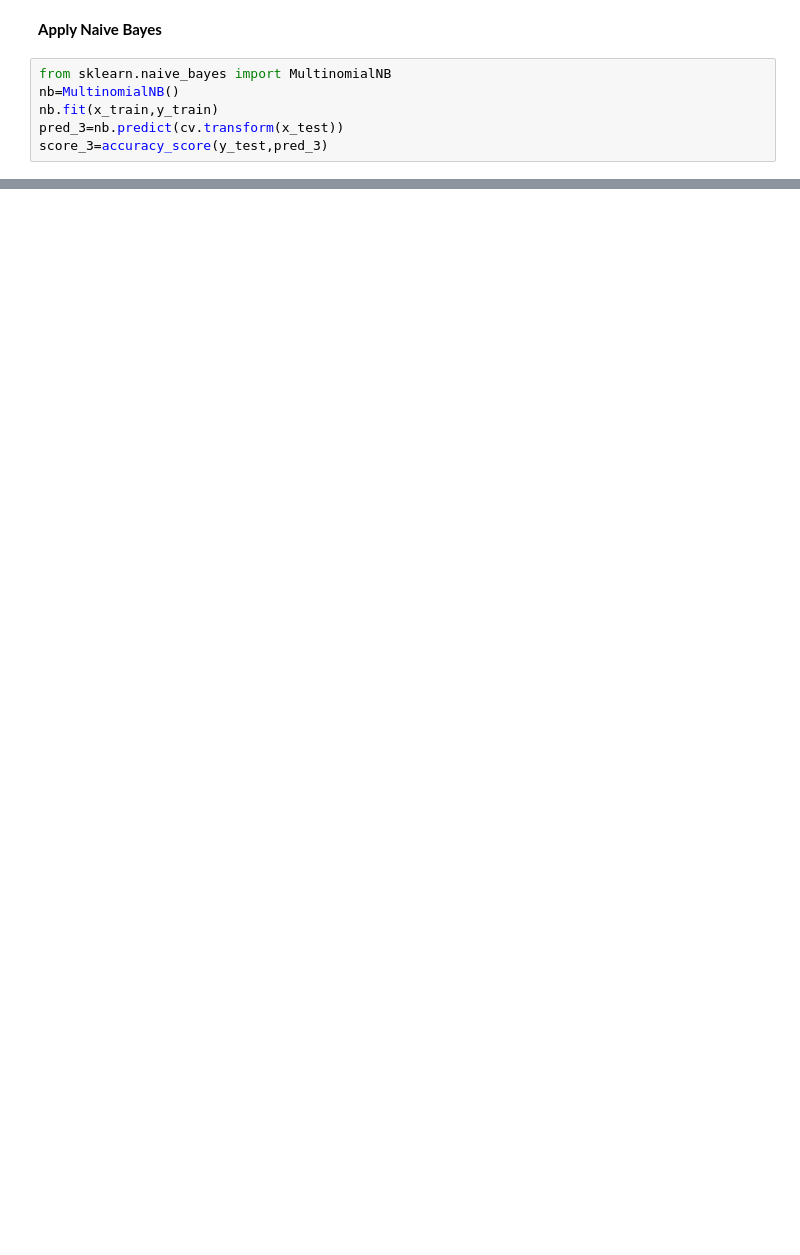
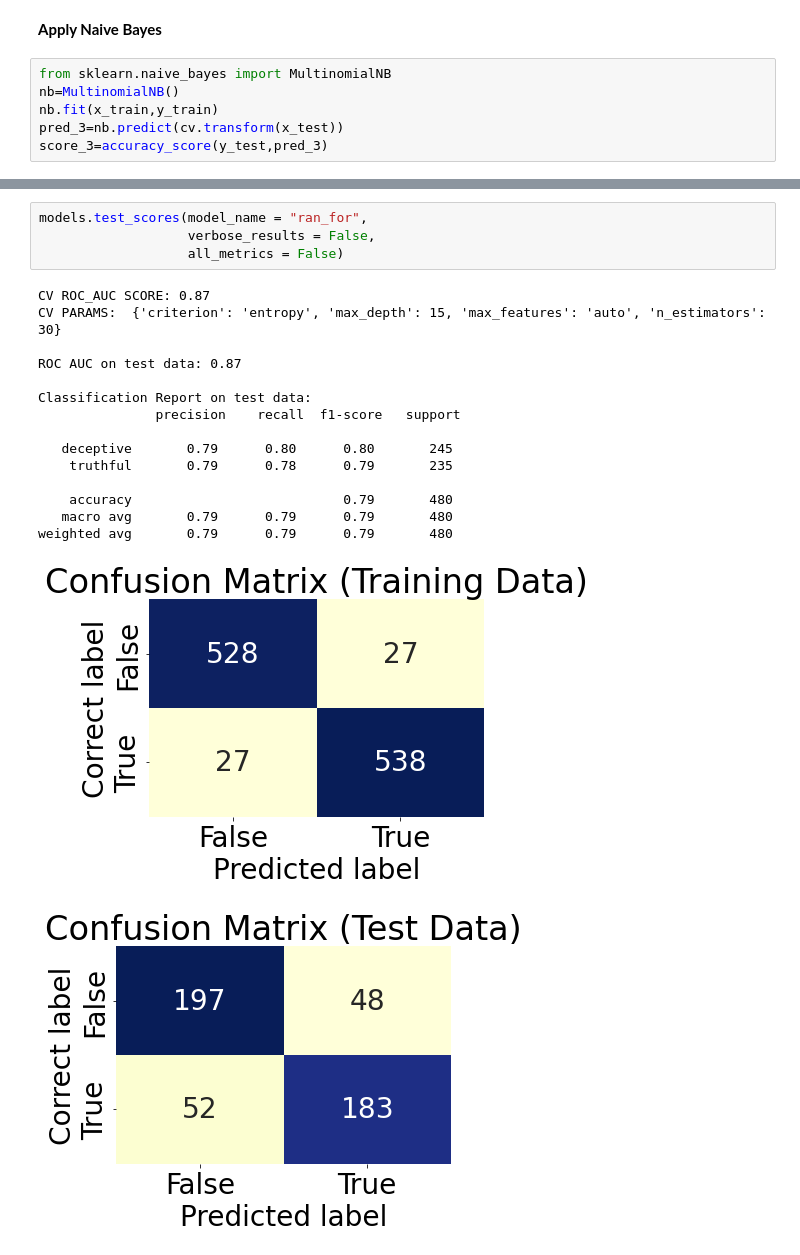
Before and after one commit to kapch1980/Capstone_Deception, a Jupyter notebook: Capstone.ipynb, the cells around one changed output, grey strips where cells are left out. Drawn from its saved outputs; the diff is of its cells as text; blank space fills up the shorter version.

```diff
--- a/Capstone.ipynb
+++ b/Capstone.ipynb
@@ -199,0 +615,21 @@ score_3
+# %%
+models.test_scores(model_name = "ran_for",
+                   verbose_results = False,
+                   all_metrics = False)
+# %% [output]
+CV ROC_AUC SCORE: 0.87
+CV PARAMS:  {'criterion': 'entropy', 'max_depth': 15, 'max_features': 'auto', 'n_estimators': 30}
+
+ROC AUC on test data: 0.87
+
+Classification Report on test data:
+               precision    recall  f1-score   support
+
+   deceptive       0.79      0.80      0.80       245
+    truthful       0.79      0.78      0.79       235
+
+    accuracy                           0.79       480
+   macro avg       0.79      0.79      0.79       480
+weighted avg       0.79      0.79      0.79       480
+[figure, added]
+[figure, added]
```
Also changed, not shown: parts of 17 cells of this notebook.
